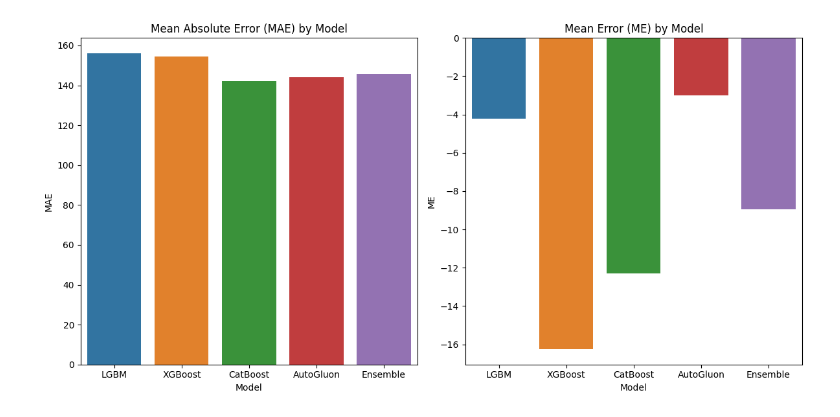
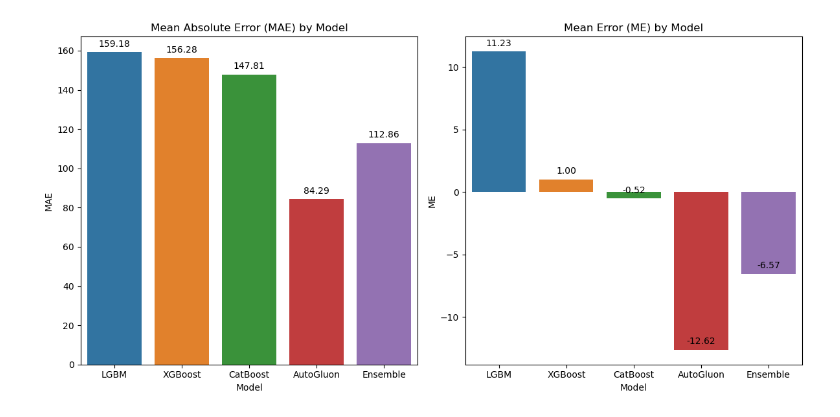
Before and after one commit to TDT4173-MPC/TDT4173-MPC, a Jupyter notebook: Mathias/models/manual_stack.ipynb, the cells around one changed output. Drawn from its saved outputs; the diff is of its cells as text; code cells hidden in the pictures.

```diff
--- a/Mathias/models/manual_stack.ipynb
+++ b/Mathias/models/manual_stack.ipynb
@@ -204,21 +225,21 @@ cat_C = CatBoostRegressor(
 
 lgbm_A = lgb.train(params,
                 train_lgbm_A,
-                num_boost_round=500,
+                num_boost_round=1000,
                 valid_sets=[val_lgbm_A],
                 early_stopping_rounds=50,
                 verbose_eval=50)
 
 lgbm_B = lgb.train(params,
                 train_lgbm_B,
-                num_boost_round=500,
+                num_boost_round=1000,
                 valid_sets=[val_lgbm_B],
                 early_stopping_rounds=50,
                 verbose_eval=50)
 
 lgbm_C = lgb.train(params,
                 train_lgbm_C,
-                num_boost_round=500,
+                num_boost_round=1000,
                 valid_sets=[val_lgbm_C],
                 early_stopping_rounds=50,
                 verbose_eval=50)
@@ -327,7 +346,7 @@ cat_C.fit(
 <catboost.core.CatBoostRegressor at 0x...>
 # %%
-auto_A = TabularPredictor(label=auto_label, eval_metric='mean_absolute_error').fit(train_auto_A,
-                                                                                   presets='medium_quality',
+auto_A = TabularPredictor(label=auto_label, eval_metric='mean_absolute_error', problem_type='regression').fit(train_auto_A,
+                                                                                   presets='good_quality',
                                                                                    tuning_data=val_auto_A,
                                                                                    use_bag_holdout=True,
                                                                                    ag_args_ensemble={'fold_fitting_strategy': 'sequential_local'})
@@ -354,6 +463,6 @@ TabularPredictor saved. To load, use: predictor = TabularPredictor.load("Autoglu
 # %%
-auto_B = TabularPredictor(label=auto_label, eval_metric='mean_absolute_error').fit(train_auto_B,
-                                                                                      presets='medium_quality',
+auto_B = TabularPredictor(label=auto_label, eval_metric='mean_absolute_error', problem_type='regression').fit(train_auto_B,
+                                                                                      presets='good_quality',
                                                                                       tuning_data=val_auto_B,
                                                                                       use_bag_holdout=True,
                                                                                       ag_args_ensemble={'fold_fitting_strategy': 'sequential_local'})
@@ -380,6 +591,6 @@ TabularPredictor saved. To load, use: predictor = TabularPredictor.load("Autoglu
 # %%
-auto_C = TabularPredictor(label=auto_label, eval_metric='mean_absolute_error').fit(train_auto_C,
-                                                                                        presets='medium_quality',
+auto_C = TabularPredictor(label=auto_label, eval_metric='mean_absolute_error', problem_type='regression').fit(train_auto_C,
+                                                                                        presets='good_quality',
                                                                                         tuning_data=val_auto_C,
                                                                                         use_bag_holdout=True,
                                                                                         ag_args_ensemble={'fold_fitting_strategy': 'sequential_local'})
@@ -411,25 +757,5 @@ TabularPredictor saved. To load, use: predictor = TabularPredictor.load("Autoglu
 # %%
 # Evaluate the models
-y_pred_lgbm_A = lgbm_A.predict(X_val_A, num_iteration=lgbm_A.best_iteration)
-y_pred_lgbm_B = lgbm_B.predict(X_val_B, num_iteration=lgbm_B.best_iteration)
-y_pred_lgbm_C = lgbm_C.predict(X_val_C, num_iteration=lgbm_C.best_iteration)
-
-y_pred_xgb_A = xgb_A.predict(X_val_A)
-y_pred_xgb_B = xgb_B.predict(X_val_B)
-y_pred_xgb_C = xgb_C.predict(X_val_C)
-
-y_pred_cat_A = cat_A.predict(X_val_A)
-y_pred_cat_B = cat_B.predict(X_val_B)
-y_pred_cat_C = cat_C.predict(X_val_C)
-
-y_pred_auto_A = auto_A.predict(val_auto_A)
-y_pred_auto_B = auto_B.predict(val_auto_B)
-y_pred_auto_C = auto_C.predict(val_auto_C)
-
-y_pred_A = (y_pred_lgbm_A + y_pred_xgb_A + y_pred_cat_A + y_pred_auto_A) / 4
-y_pred_B = (y_pred_lgbm_B + y_pred_xgb_B + y_pred_cat_B + y_pred_auto_B) / 4
-y_pred_C = (y_pred_lgbm_C + y_pred_xgb_C + y_pred_cat_C + y_pred_auto_C) / 4
-
 mae_lgbm = (mean_absolute_error(y_val_A, y_pred_lgbm_A) + mean_absolute_error(y_val_B, y_pred_lgbm_B) + mean_absolute_error(y_val_C, y_pred_lgbm_C)) / 3
 me_lgbm = (np.mean(y_val_A - y_pred_lgbm_A) + np.mean(y_val_B - y_pred_lgbm_B) + np.mean(y_val_C - y_pred_lgbm_C)) / 3
 
@@ -446,68 +772,66 @@ mae_ensemble = (mean_absolute_error(y_val_A, y_pred_A) + mean_absolute_error(y_v
 me_ensemble = (np.mean(y_val_A - y_pred_A) + np.mean(y_val_B - y_pred_B) + np.mean(y_val_C - y_pred_C)) / 3
 
 
-data = {
+metric_data = {
     'Model': ['LGBM', 'XGBoost', 'CatBoost', 'AutoGluon', 'Ensemble'],
     'MAE': [mae_lgbm, mae_xgb, mae_cat, mae_auto, mae_ensemble],
     'ME': [me_lgbm, me_xgb, me_cat, me_auto, me_ensemble]
 }
-df = pd.DataFrame(data)
+df = pd.DataFrame(metric_data)
 
 # Plotting
 fig, ax = plt.subplots(1, 2, figsize=(12, 6))
 
 # MAE Plot
-sns.barplot(x='Model', y='MAE', data=df, ax=ax[0])
+mae_barplot = sns.barplot(x='Model', y='MAE', data=df, ax=ax[0])
 ax[0].set_title('Mean Absolute Error (MAE) by Model')
 ax[0].set_ylabel('MAE')
 ax[0].set_xlabel('Model')
 
+# Annotate MAE values
+for p in mae_barplot.patches:
+    mae_barplot.annotate(format(p.get_height(), '.2f'),
+                   (p.get_x() + p.get_width() / 2., p.get_height()),
+                   ha = 'center', va = 'center',
+                   xytext = (0, 9),
+                   textcoords = 'offset points')
+
 # ME Plot
-sns.barplot(x='Model', y='ME', data=df, ax=ax[1])
+me_barplot = sns.barplot(x='Model', y='ME', data=df, ax=ax[1])
 ax[1].set_title('Mean Error (ME) by Model')
 ax[1].set_ylabel('ME')
 ax[1].set_xlabel('Model')
+
+# Annotate ME values
+for p in me_barplot.patches:
+    me_barplot.annotate(format(p.get_height(), '.2f'),
+                   (p.get_x() + p.get_width() / 2., p.get_height()),
+                   ha = 'center', va = 'center',
+                   xytext = (0, 9),
+                   textcoords = 'offset points')
 
 plt.tight_layout()
 plt.show()
 
 
 # Correlation between models
 predictions = {
     'LGBM': y_pred_lgbm_A,
     'XGB': y_pred_xgb_A,
     'CAT': y_pred_cat_A,
     'Auto': y_pred_auto_A,
     'Target': y_val_A
 }
 
 df = pd.DataFrame(predictions)
 
 # Compute the correlation matrix
 corr_matrix = df.corr()
 
 # Plot the heatmap
 plt.figure(figsize=(8, 6))
 sns.heatmap(corr_matrix, annot=True, cmap='coolwarm', fmt=".2f")
 plt.title("Correlation Matrix between Models and Target")
 plt.show()
-
-# LGBM MAE: 164.66193907310586
-# LGBM ME:  -3.283997406364058
-# XGBoost MAE: 163.58232480836227
-# XGBoost ME:  -14.396179609256535
-# CatBoost MAE: 153.72376266648897
-# CatBoost ME:  -14.596797635277959
-# AutoGluon MAE: 153.2338752051823
-# AutoGluon ME:  -12.866129698126997
-# MAE: 155.94795228615826
-# ME:  -11.285776087256385
-# LGBM X XGB: 0.9968981255356796
-# LGBM X CAT: 0.9883593204716378
-# LGBM X Auto: 0.9897584496126799
-# XGB X CAT: 0.9895879160377353
-# XGB X Auto: 0.990503482296124
-# CAT X Auto: 0.9938514579173088
-# Corr target: 0.9005127492063782
 # %% [output]
-[figure, old version]
+[figure, new version]
```
Also changed, not shown: parts of 16 cells of this notebook, 31 other files.
